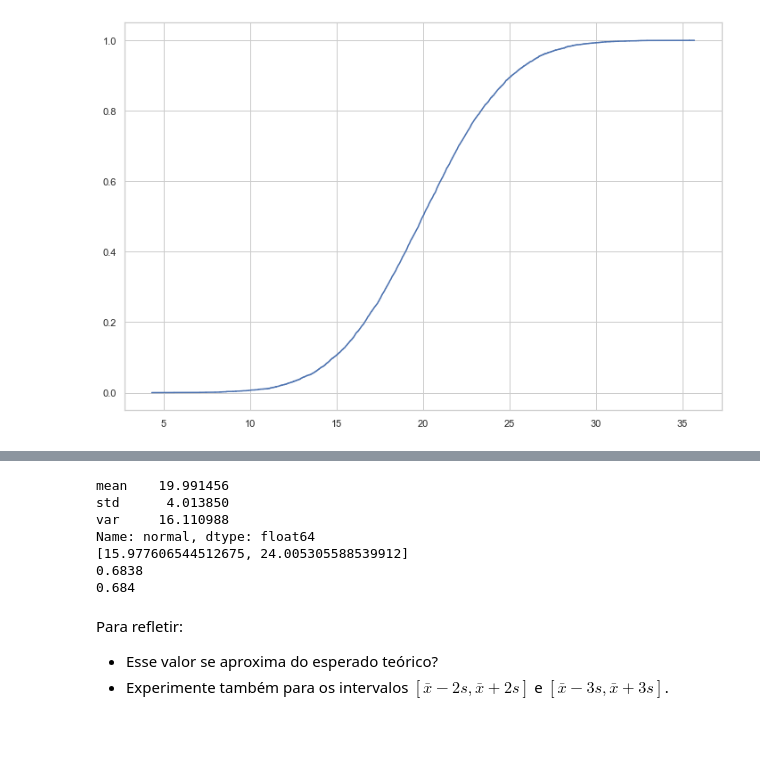
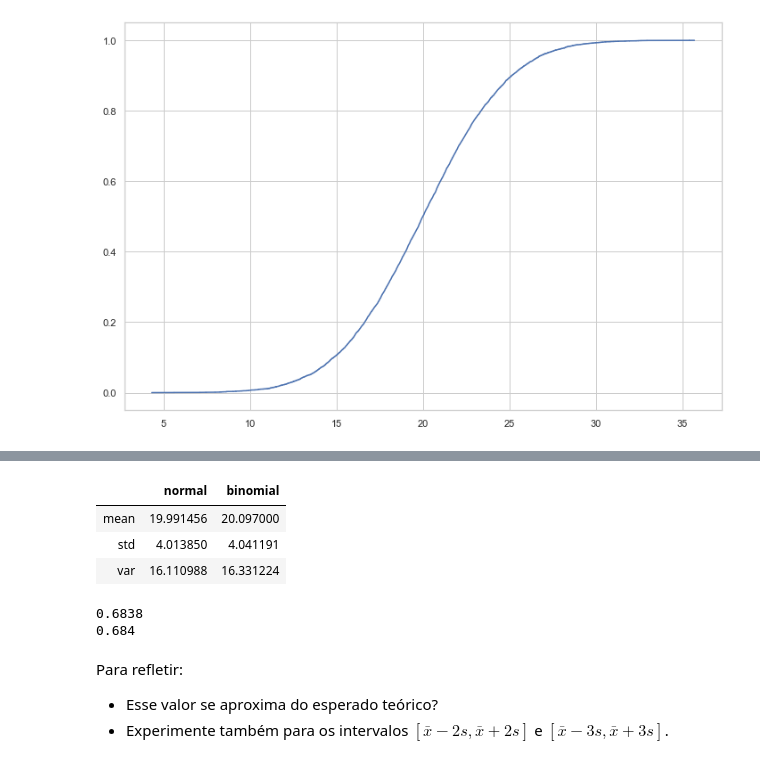
Before and after one commit to edson/codenation, a Jupyter notebook: aceleradev_ds/semana4/main.ipynb, the cells around one changed output, grey strips where cells are left out. Cells and saved outputs as stored; diff of their text form; code cells hidden in the pictures; blank space fills up the shorter version.

```diff
--- a/aceleradev_ds/semana4/main.ipynb
+++ b/aceleradev_ds/semana4/main.ipynb
@@ -171,22 +218,27 @@ plt.show()
+# %%
+#Questão 2: Terceira Versão
+
+params_df = dataframe.agg({'normal' : ['mean', 'std', 'var'],
+                            'binomial' : ['mean', 'std', 'var']})
+
+params_df
+# %% [output]
+|  | normal | binomial |
+| mean | 19.991456 | 20.097000 |
+| std | 4.013850 | 4.041191 |
+| var | 16.110988 | 16.331224 |
 # %%
-#Parâmetros da normal
-#0 ou 'mean': media; 1 ou 'std': desvio padrão; 2 ou 'var': variância
-params_normal = dataframe['normal'].agg(['mean', 'std', 'var'])
+#Questão 2: Terceira Versão
+params_df.normal['mean']
 
 #intervalo entre um desvio padrão
-intervalo_desvio_padrao_normal = [params_normal['mean'] - params_normal['std'], params_normal['mean'] + params_normal['std']]
+intervalo_desvio_padrao_normal = [params_df.normal['mean'] - params_df.normal['std'], params_df.normal['mean'] + params_df.normal['std']]
 
 cdf_faixa_um_desvio_padrao_normal = ecdf_normal(intervalo_desvio_padrao_normal[1]) - ecdf_normal(intervalo_desvio_padrao_normal[0])
-print(f"{params_normal}")
-print(f"{intervalo_desvio_padrao_normal}")
+
 print(f"{cdf_faixa_um_desvio_padrao_normal}")
 print(f"{float(round(cdf_faixa_um_desvio_padrao_normal,3))}")
 # %% [output]
-mean    19.991456
-std      4.013850
-var     16.110988
-Name: normal, dtype: float64
-[15.977606544512675, 24.005305588539912]
 0.6838
 0.684
 # %%
```
Also changed, not shown: parts of 12 cells of this notebook.
